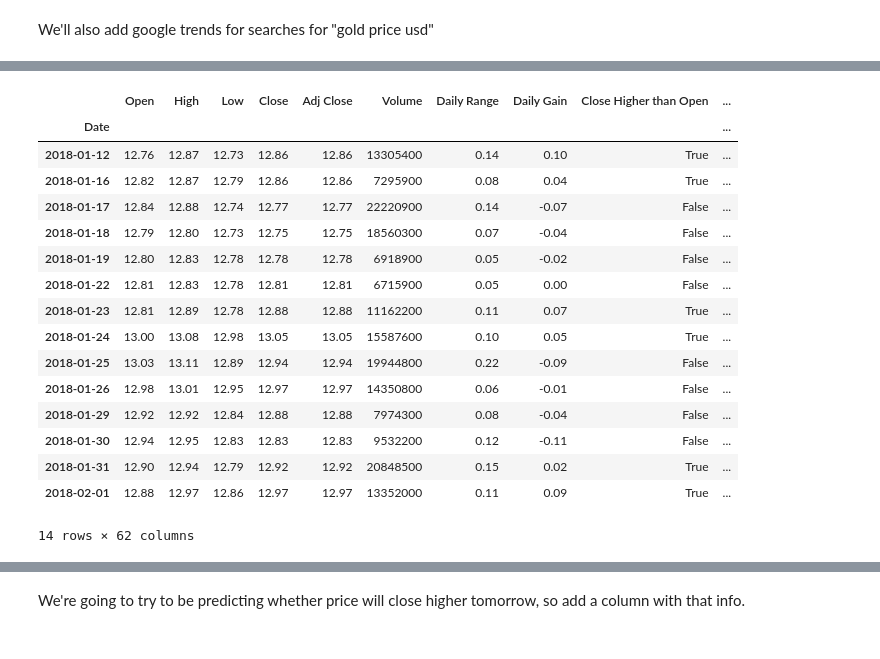
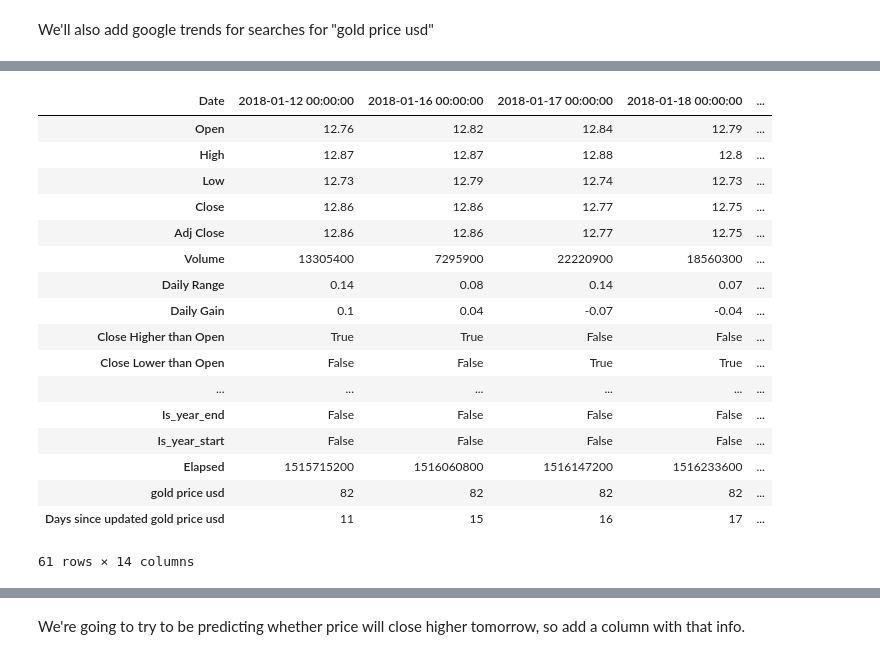
Before and after one commit to matthewrcarpenter/finance, a Jupyter notebook: Gold-fastai-test.ipynb, the cells around one changed output, grey strips where cells are left out. Saved outputs shown, nothing was run; the diff lists cells and outputs as text; code cells hidden in the pictures.

Commit message:
Gold-fastai-test run mods on paperspace

```diff
--- a/Gold-fastai-test.ipynb
+++ b/Gold-fastai-test.ipynb
@@ -53,25 +62,26 @@ trends.tail()
 data = pd.DataFrame.join(data, trends)
 # %%
 data = data.dropna()
-data[-14:]
+data[-14:].T
 # %% [output]
-|  | Open | High | Low | Close | Adj Close | Volume | Daily Range | Daily Gain | Close Higher than Open | ... |
-| Date |  |  |  |  |  |  |  |  |  | ... |
-| 2018-01-12 | 12.76 | 12.87 | 12.73 | 12.86 | 12.86 | 13305400 | 0.14 | 0.10 | True | ... |
-| 2018-01-16 | 12.82 | 12.87 | 12.79 | 12.86 | 12.86 | 7295900 | 0.08 | 0.04 | True | ... |
-| 2018-01-17 | 12.84 | 12.88 | 12.74 | 12.77 | 12.77 | 22220900 | 0.14 | -0.07 | False | ... |
-| 2018-01-18 | 12.79 | 12.80 | 12.73 | 12.75 | 12.75 | 18560300 | 0.07 | -0.04 | False | ... |
-| 2018-01-19 | 12.80 | 12.83 | 12.78 | 12.78 | 12.78 | 6918900 | 0.05 | -0.02 | False | ... |
-| 2018-01-22 | 12.81 | 12.83 | 12.78 | 12.81 | 12.81 | 6715900 | 0.05 | 0.00 | False | ... |
-| 2018-01-23 | 12.81 | 12.89 | 12.78 | 12.88 | 12.88 | 11162200 | 0.11 | 0.07 | True | ... |
-| 2018-01-24 | 13.00 | 13.08 | 12.98 | 13.05 | 13.05 | 15587600 | 0.10 | 0.05 | True | ... |
-| 2018-01-25 | 13.03 | 13.11 | 12.89 | 12.94 | 12.94 | 19944800 | 0.22 | -0.09 | False | ... |
-| 2018-01-26 | 12.98 | 13.01 | 12.95 | 12.97 | 12.97 | 14350800 | 0.06 | -0.01 | False | ... |
-| 2018-01-29 | 12.92 | 12.92 | 12.84 | 12.88 | 12.88 | 7974300 | 0.08 | -0.04 | False | ... |
-| 2018-01-30 | 12.94 | 12.95 | 12.83 | 12.83 | 12.83 | 9532200 | 0.12 | -0.11 | False | ... |
-| 2018-01-31 | 12.90 | 12.94 | 12.79 | 12.92 | 12.92 | 20848500 | 0.15 | 0.02 | True | ... |
-| 2018-02-01 | 12.88 | 12.97 | 12.86 | 12.97 | 12.97 | 13352000 | 0.11 | 0.09 | True | ... |
+| Date | 2018-01-12 00:00:00 | 2018-01-16 00:00:00 | 2018-01-17 00:00:00 | 2018-01-18 00:00:00 | ... |
+| Open | 12.76 | 12.82 | 12.84 | 12.79 | ... |
+| High | 12.87 | 12.87 | 12.88 | 12.8 | ... |
+| Low | 12.73 | 12.79 | 12.74 | 12.73 | ... |
+| Close | 12.86 | 12.86 | 12.77 | 12.75 | ... |
+| Adj Close | 12.86 | 12.86 | 12.77 | 12.75 | ... |
+| Volume | 13305400 | 7295900 | 22220900 | 18560300 | ... |
+| Daily Range | 0.14 | 0.08 | 0.14 | 0.07 | ... |
+| Daily Gain | 0.1 | 0.04 | -0.07 | -0.04 | ... |
+| Close Higher than Open | True | True | False | False | ... |
+| Close Lower than Open | False | False | True | True | ... |
+| ... | ... | ... | ... | ... | ... |
+| Is_year_end | False | False | False | False | ... |
+| Is_year_start | False | False | False | False | ... |
+| Elapsed | 1515715200 | 1516060800 | 1516147200 | 1516233600 | ... |
+| gold price usd | 82 | 82 | 82 | 82 | ... |
+| Days since updated gold price usd | 11 | 15 | 16 | 17 | ... |
-14 rows × 62 columns
+61 rows × 14 columns
 # %%
 plot_data = data[['Adj Close', search]]
 plot_data.plot(secondary_y = [search])
```
Also changed, not shown: parts of 31 cells of this notebook.
